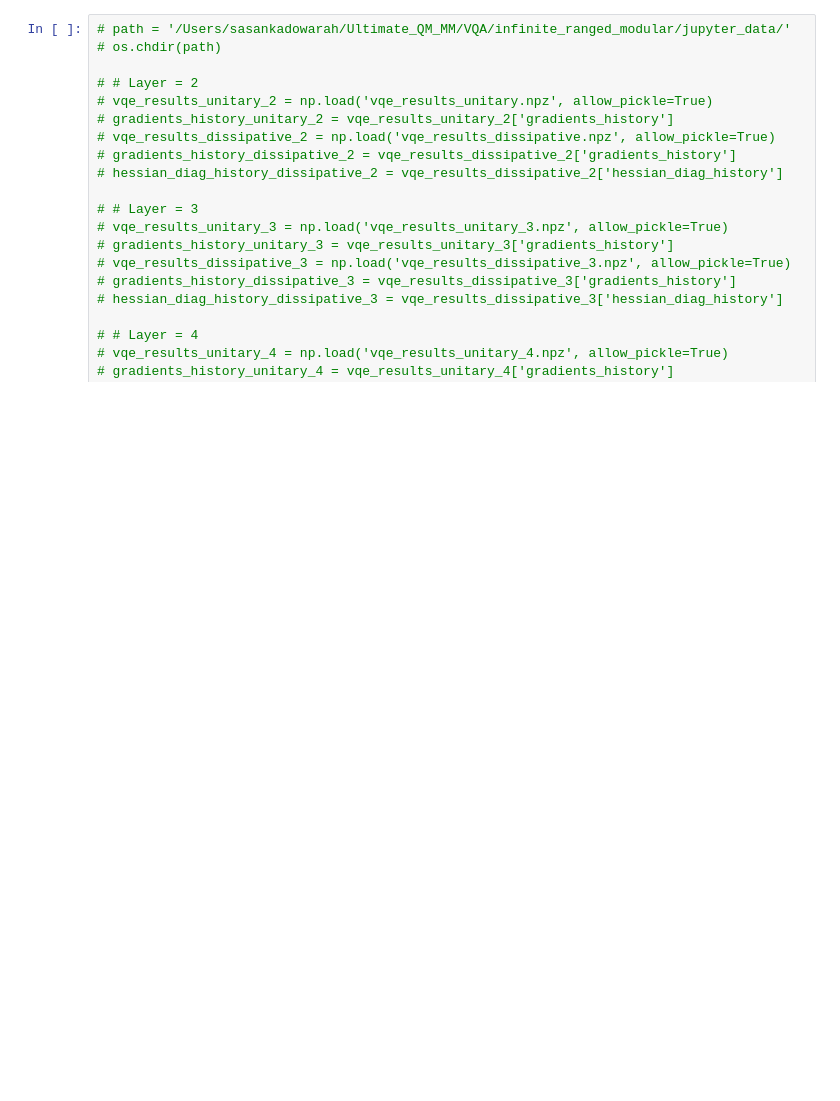
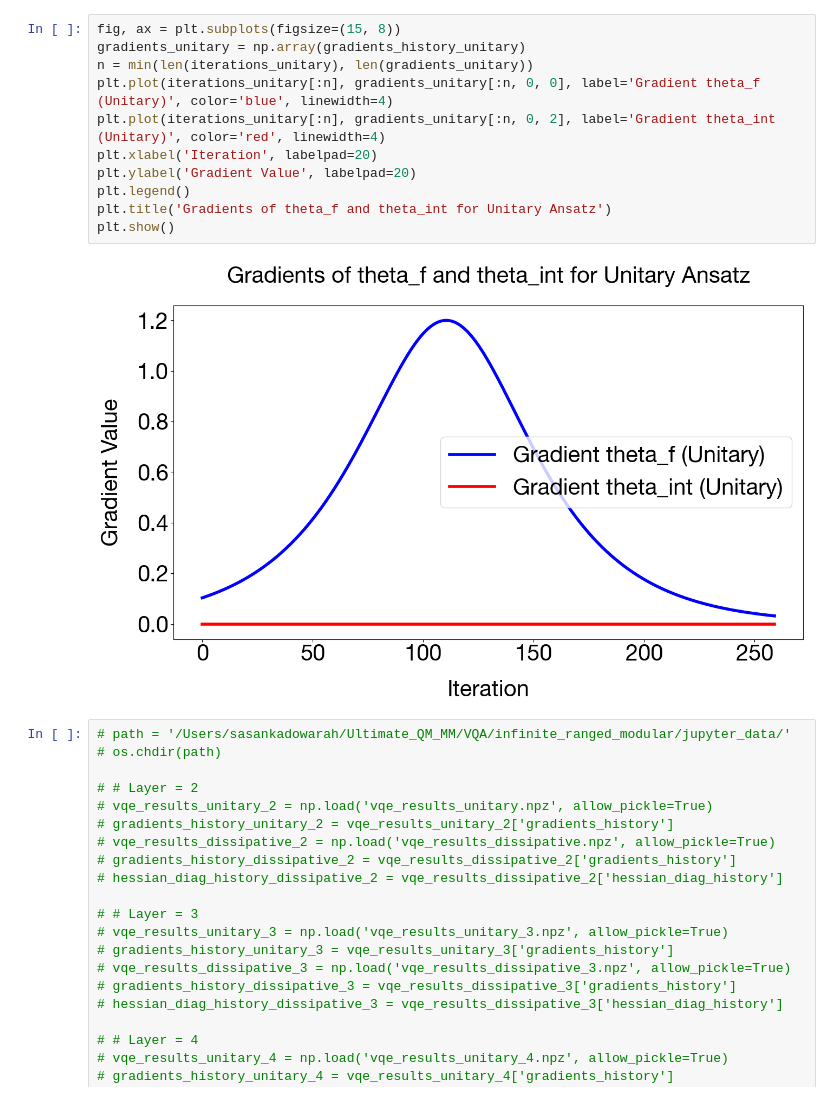
Before and after one commit to psasanka1729/VQA, a Jupyter notebook: nonunitary_ansatz_wtih_optimized_unitary_angles.ipynb, the cells around one changed output. Saved outputs shown, nothing was run; the diff lists cells and outputs as text; blank space fills up the shorter version.

```diff
--- a/nonunitary_ansatz_wtih_optimized_unitary_angles.ipynb
+++ b/nonunitary_ansatz_wtih_optimized_unitary_angles.ipynb
@@ -537,3 +625,16 @@ plt.show()
+# %%
+fig, ax = plt.subplots(figsize=(15, 8))
+gradients_unitary = np.array(gradients_history_unitary)
+n = min(len(iterations_unitary), len(gradients_unitary))
+plt.plot(iterations_unitary[:n], gradients_unitary[:n, 0, 0], label='Gradient theta_f (Unitary)', color='blue', linewidth=4)
+plt.plot(iterations_unitary[:n], gradients_unitary[:n, 0, 2], label='Gradient theta_int (Unitary)', color='red', linewidth=4)
+plt.xlabel('Iteration', labelpad=20)
+plt.ylabel('Gradient Value', labelpad=20)
+plt.legend()
+plt.title('Gradients of theta_f and theta_int for Unitary Ansatz')
+plt.show()
+# %% [output]
+[figure, added]
 # %%
 # path = '/Users/sasankadowarah/Ultimate_QM_MM/VQA/infinite_ranged_modular/jupyter_data/'
 # os.chdir(path)
```
Also changed, not shown: parts of 5 cells of this notebook.
